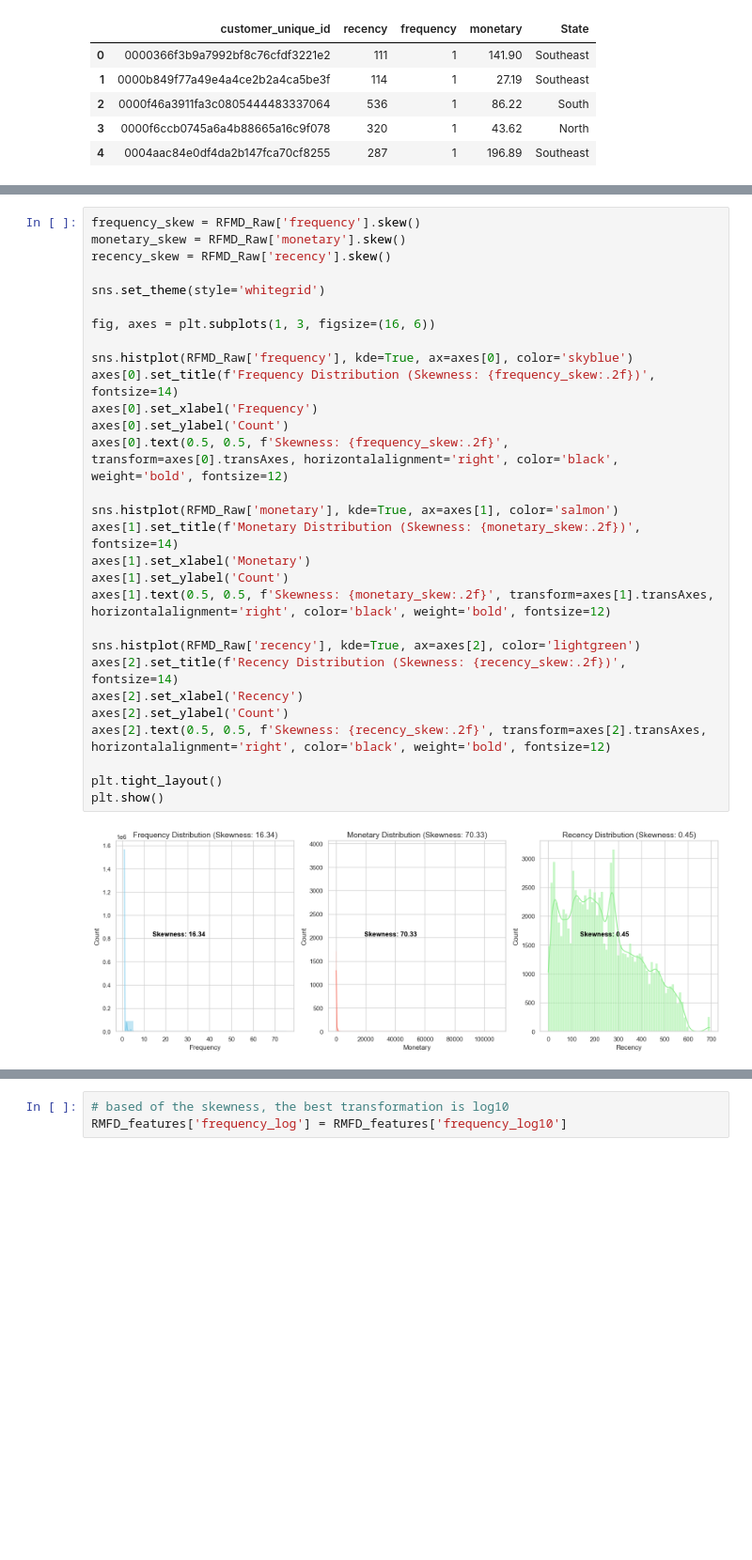
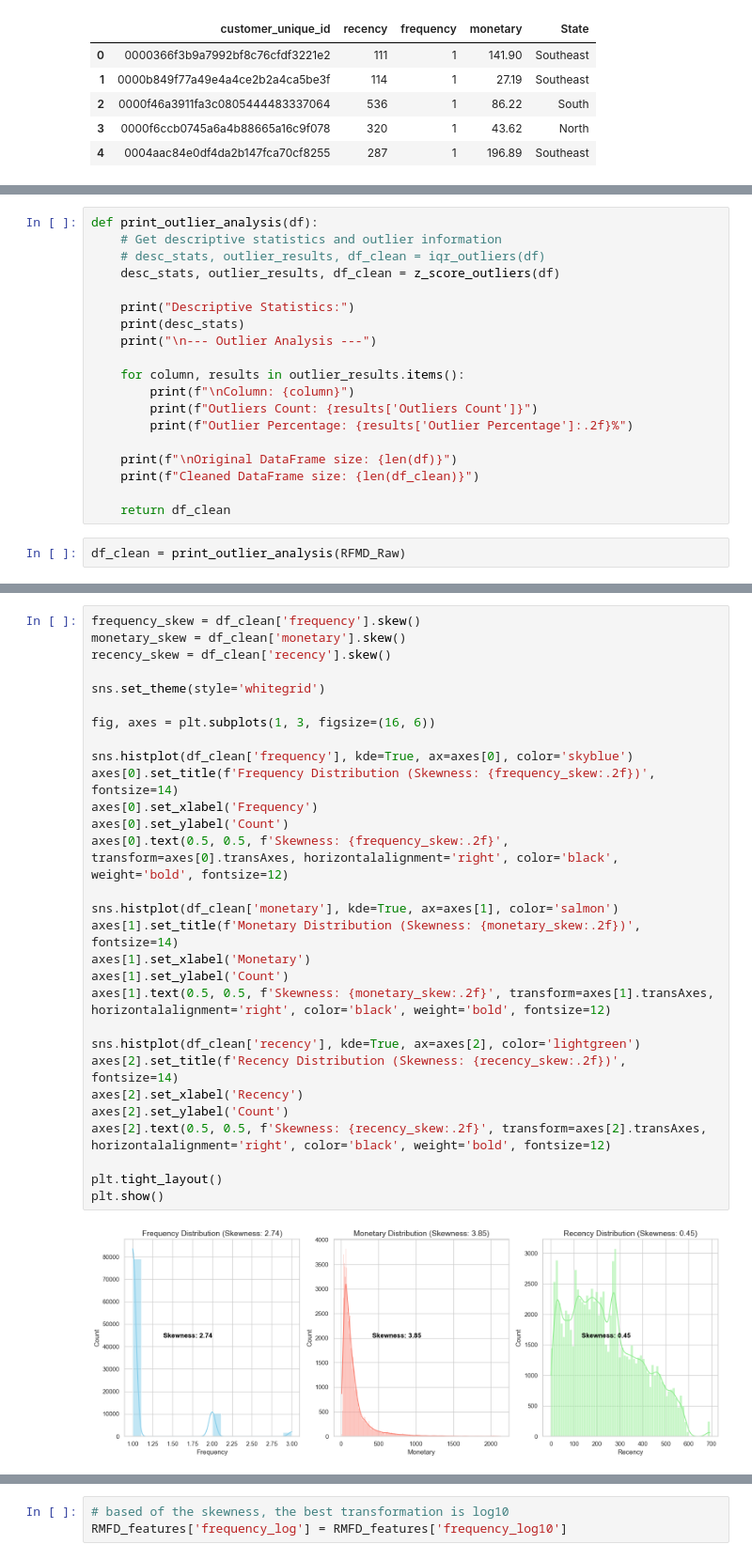
Before and after one commit to pt-sinan-akbar/Dataset-Thesis, a Jupyter notebook: BrazilDataSet.ipynb, the cells around one changed output, grey strips where cells are left out. Shown at 94% size. Saved outputs shown, nothing was run; the diff lists cells and outputs as text; blank space fills up the shorter version.

Commit message:
define outlier removal function using IQR and Z-Score

```diff
--- a/BrazilDataSet.ipynb
+++ b/BrazilDataSet.ipynb
@@ -894,0 +971,21 @@ RFMD_Raw.describe([0.01, 0.05, 0.1, 0.25, 0.5, 0.75, 0.9, 0.95, 0.99]).T
+# %%
+def print_outlier_analysis(df):
+    # Get descriptive statistics and outlier information
+    # desc_stats, outlier_results, df_clean = iqr_outliers(df)
+    desc_stats, outlier_results, df_clean = z_score_outliers(df)
+
+    print("Descriptive Statistics:")
+    print(desc_stats)
+    print("\n--- Outlier Analysis ---")
+
+    for column, results in outlier_results.items():
+        print(f"\nColumn: {column}")
+        print(f"Outliers Count: {results['Outliers Count']}")
+        print(f"Outlier Percentage: {results['Outlier Percentage']:.2f}%")
+
+    print(f"\nOriginal DataFrame size: {len(df)}")
+    print(f"Cleaned DataFrame size: {len(df_clean)}")
+
+    return df_clean
+# %%
+df_clean = print_outlier_analysis(RFMD_Raw)
@@ -895,33 +1018,33 @@ RFMD_Raw.describe([0.01, 0.05, 0.1, 0.25, 0.5, 0.75, 0.9, 0.95, 0.99]).T
 # %%
-frequency_skew = RFMD_Raw['frequency'].skew()
-monetary_skew = RFMD_Raw['monetary'].skew()
-recency_skew = RFMD_Raw['recency'].skew()
+frequency_skew = df_clean['frequency'].skew()
+monetary_skew = df_clean['monetary'].skew()
+recency_skew = df_clean['recency'].skew()
 
 sns.set_theme(style='whitegrid')
 
 fig, axes = plt.subplots(1, 3, figsize=(16, 6))
 
-sns.histplot(RFMD_Raw['frequency'], kde=True, ax=axes[0], color='skyblue')
+sns.histplot(df_clean['frequency'], kde=True, ax=axes[0], color='skyblue')
 axes[0].set_title(f'Frequency Distribution (Skewness: {frequency_skew:.2f})', fontsize=14)
 axes[0].set_xlabel('Frequency')
 axes[0].set_ylabel('Count')
 axes[0].text(0.5, 0.5, f'Skewness: {frequency_skew:.2f}', transform=axes[0].transAxes, horizontalalignment='right', color='black', weight='bold', fontsize=12)
 
-sns.histplot(RFMD_Raw['monetary'], kde=True, ax=axes[1], color='salmon')
+sns.histplot(df_clean['monetary'], kde=True, ax=axes[1], color='salmon')
 axes[1].set_title(f'Monetary Distribution (Skewness: {monetary_skew:.2f})', fontsize=14)
 axes[1].set_xlabel('Monetary')
 axes[1].set_ylabel('Count')
 axes[1].text(0.5, 0.5, f'Skewness: {monetary_skew:.2f}', transform=axes[1].transAxes, horizontalalignment='right', color='black', weight='bold', fontsize=12)
 
-sns.histplot(RFMD_Raw['recency'], kde=True, ax=axes[2], color='lightgreen')
+sns.histplot(df_clean['recency'], kde=True, ax=axes[2], color='lightgreen')
 axes[2].set_title(f'Recency Distribution (Skewness: {recency_skew:.2f})', fontsize=14)
 axes[2].set_xlabel('Recency')
 axes[2].set_ylabel('Count')
 axes[2].text(0.5, 0.5, f'Skewness: {recency_skew:.2f}', transform=axes[2].transAxes, horizontalalignment='right', color='black', weight='bold', fontsize=12)
 
 plt.tight_layout()
 plt.show()
 # %% [output]
-[figure, old version]
+[figure, new version]
 # %%
 # describe RMFD for 1% 5% 10% 25% 50% 75% 90% 95% 99%
```
Also changed, not shown: parts of 8 cells of this notebook.
